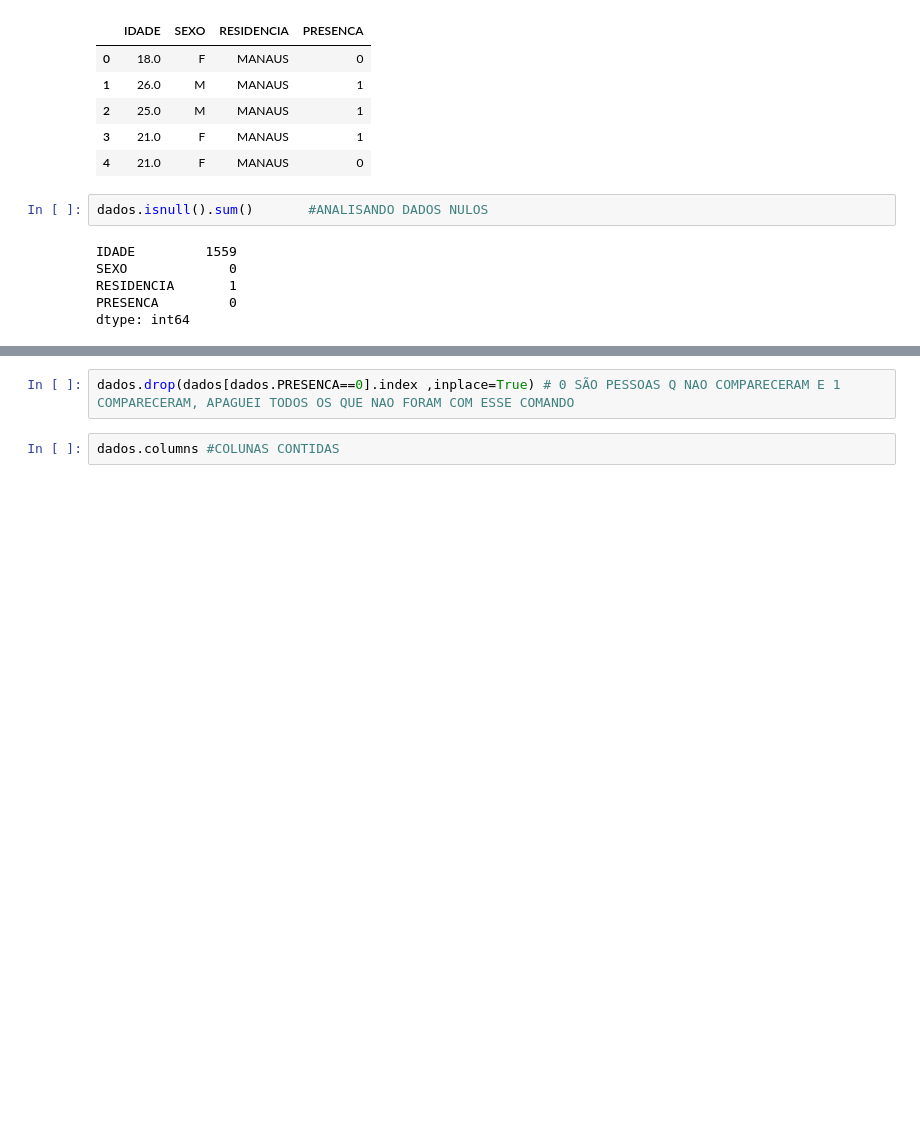
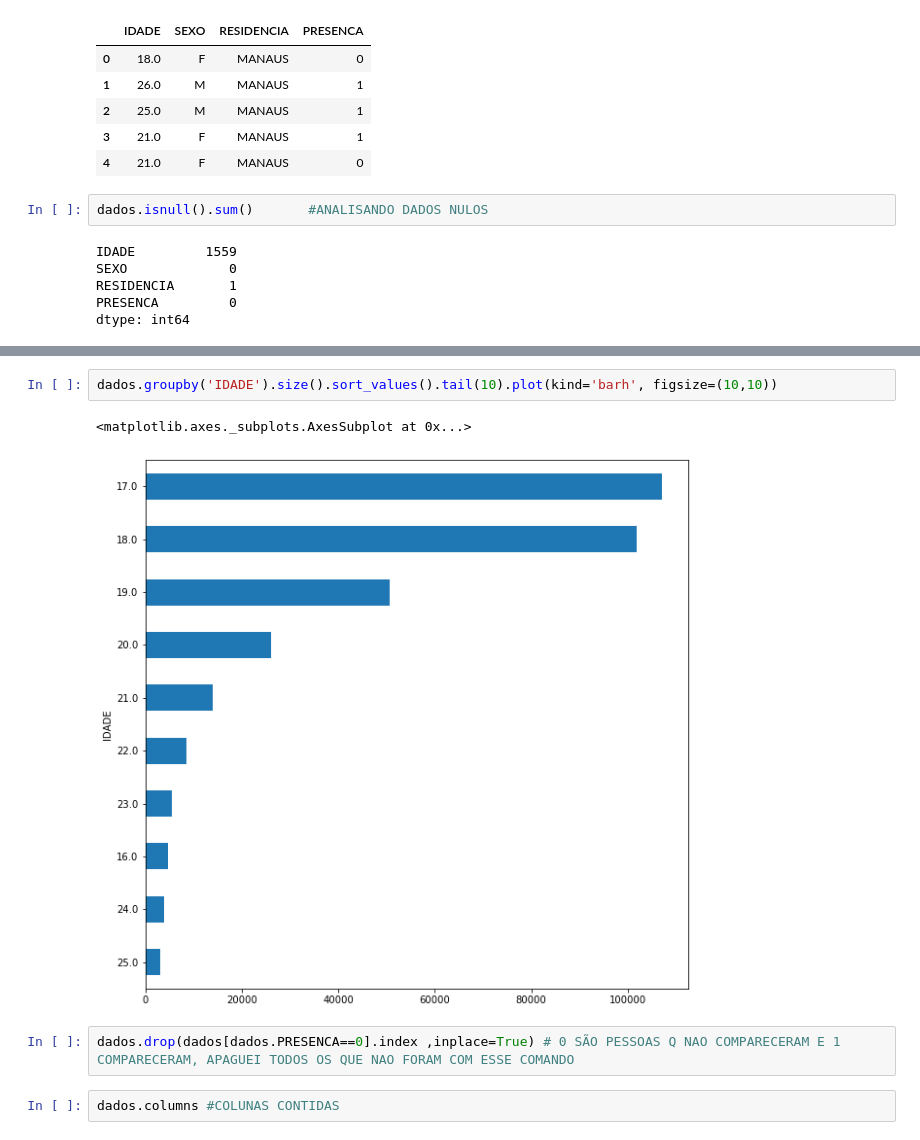
Before and after one commit to FranklinCarvalheira/ENEM_1999, a Jupyter notebook: ENEM_1999.ipynb, the cells around one changed output, grey strips where cells are left out. Saved outputs shown, nothing was run; the diff lists cells and outputs as text; blank space fills up the shorter version.

```diff
--- a/ENEM_1999.ipynb
+++ b/ENEM_1999.ipynb
@@ -95,6 +95,11 @@ dados.loc[dados['IDADE']== 99]
 | 168489 | 99.0 | F | RIO DE JANEIRO | 1 |
 | 266484 | 99.0 | M | S B DO CAMPO | 1 |
 | 340501 | 99.0 | M | CACOAL | 1 |
+# %%
+dados.groupby('IDADE').size().sort_values().tail(10).plot(kind='barh', figsize=(10,10))
+# %% [output]
+<matplotlib.axes._subplots.AxesSubplot at 0x...>
+[figure, added]
 # %%
 dados.drop(dados[dados.PRESENCA==0].index ,inplace=True) # 0 SÃO PESSOAS Q NAO COMPARECERAM E 1 COMPARECERAM, APAGUEI TODOS OS QUE NAO FORAM COM ESSE COMANDO
 # %%
```
Also changed, not shown: parts of 10 cells of this notebook.
